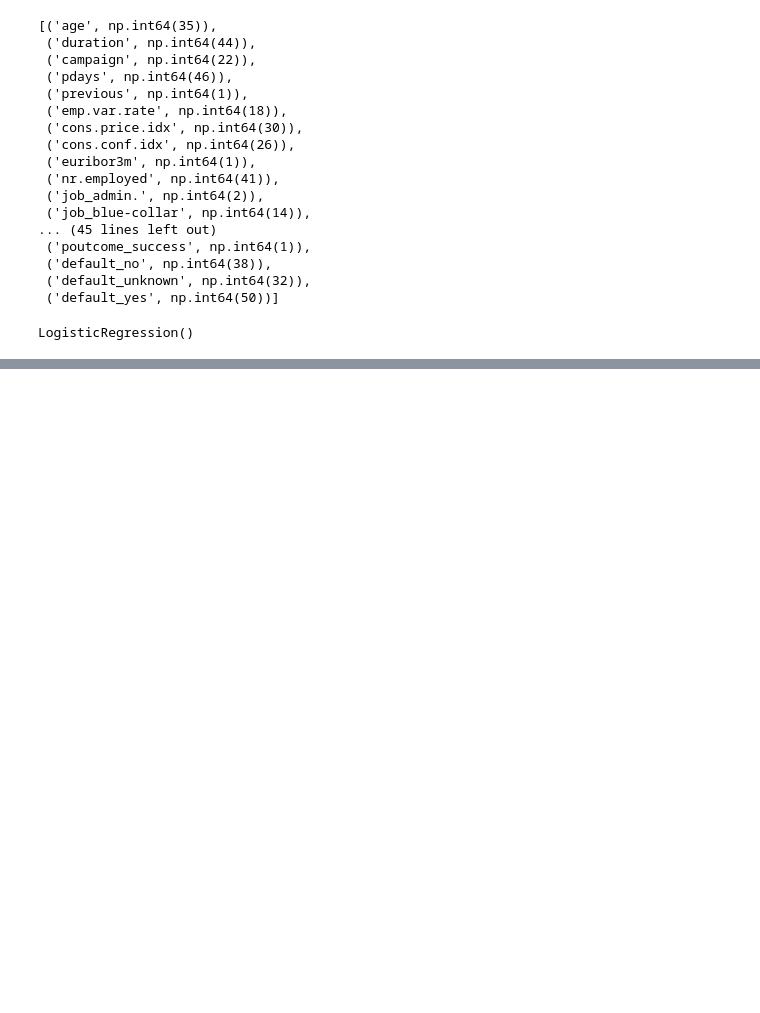
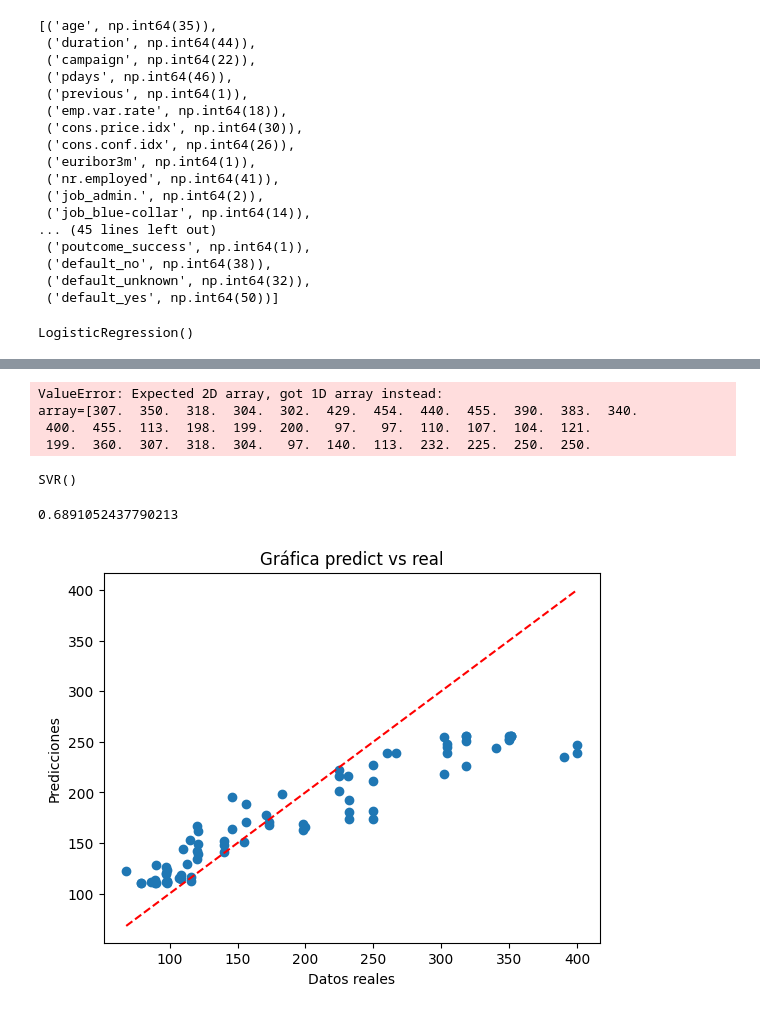
Before and after one commit to EhwazM/ML-Python, a Jupyter notebook: Actividad 11 - Actividad bancaria.ipynb, the cells around one changed output, grey strips where cells are left out. Cells and saved outputs as stored; diff of their text form; code cells hidden in the pictures; blank space fills up the shorter version.

```diff
--- a/Actividad 11 - Actividad bancaria.ipynb
+++ b/Actividad 11 - Actividad bancaria.ipynb
@@ -343,0 +458,24 @@ weighted avg       0.88      0.89      0.88       824
+# %%
+from sklearn.preprocessing import StandardScaler
+
+x = np.array(data[lists])
+y = np.array(data['displacement'])
+
+scaler = StandardScaler()
+x = scaler.fit_transform(x)
+y = scaler.fit_transform(y).reshape(-
+
+x_train, x_test, y_train, y_test = train_test_split(x, y, test_size=0.2)
+# %% [output]
+ValueError: Expected 2D array, got 1D array instead:
+array=[307.  350.  318.  304.  302.  429.  454.  440.  455.  390.  383.  340.
+ 400.  455.  113.  198.  199.  200.   97.   97.  110.  107.  104.  121.
+ 199.  360.  307.  318.  304.   97.  140.  113.  232.  225.  250.  250.
+# %%
+svr = SVR()
+# %%
+svr.fit(x_train, y_train)
+# %% [output]
+SVR()
+# %%
+y_pred_r = svr.predict(x_test)
@@ -343,0 +484,13 @@ weighted avg       0.88      0.89      0.88       824
+# %%
+r2_score(y_test, y_pred_r)
+# %% [output]
+0.6891052437790213
+# %%
+plt.scatter(y_test,y_pred_r)
+plt.plot([y_test.min(), y_test.max()], [y_test.min(), y_test.max()], c='red', ls='--')
+plt.xlabel('Datos reales')
+plt.ylabel('Predicciones')
+plt.title('Gráfica predict vs real')
+plt.show()
+# %% [output]
+[figure, added]
```
Also changed, not shown: parts of 30 cells of this notebook.
